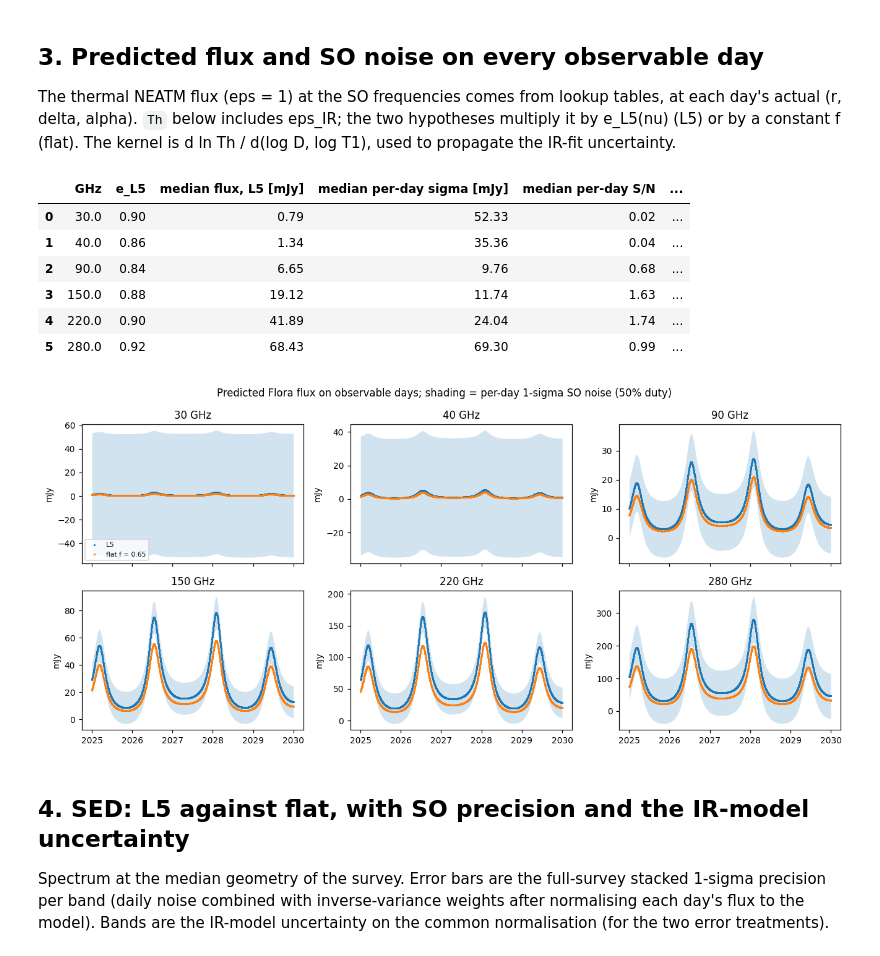
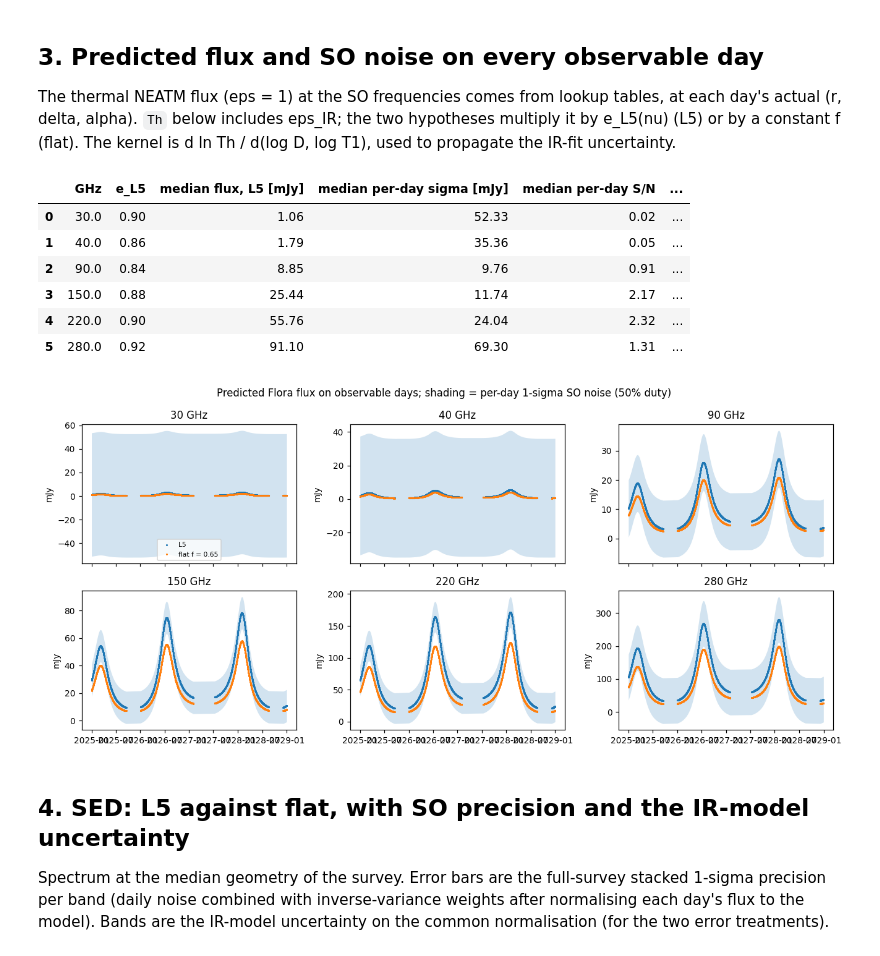
Before and after one commit to Sulla2012/atm_scattering, a Jupyter notebook: notebooks/so_flora_forecast.ipynb, the cells around one changed output. Saved outputs shown, nothing was run; the diff lists cells and outputs as text; code cells hidden in the pictures.

```diff
--- a/notebooks/so_flora_forecast.ipynb
+++ b/notebooks/so_flora_forecast.ipynb
@@ -55,10 +56,11 @@ plt.rcParams.update({"figure.dpi": 110, "font.size": 9})
 ## Parameters
 # %%
 OBJECT = {"name": "Flora", "horizons_id": "8", "wise_designation": "8"}
-SURVEY_START, SURVEY_STOP = "2025-01-01", "2030-01-01"   # 5 years of SO
+SURVEY_START, N_YEARS = "2025-01-01", 4                       # SO data taking: 4 years
+SURVEY_STOP = (pd.Timestamp(SURVEY_START) + pd.DateOffset(years=N_YEARS) - pd.Timedelta(days=1)).strftime("%Y-%m-%d")
 MIN_ALTITUDE_DEG = 30.0
 DUTY_CYCLE = 0.5
-MIN_ELONGATION_DEG = None                                 # solar-elongation (Sun avoidance) cut; None = not applied
+MIN_ELONGATION_DEG = 30.0                                 # SO Sun keep-out: Flora is not observed within 30 deg of the Sun
 EPS_IR = 0.9                                              # NEOWISE: fixed emissivity in every WISE band
 FLOORS = {"A: 0.15 mag floor": 0.15, "B: statistical errors only": 0.0}
 F_CURRENT = 0.65   # eps_mm / eps_IR suggested by the current ACT + ALMA Flora data (implied eps ~0.55-0.6 / 0.9)
@@ -84,7 +86,7 @@ SO site: lat -22.9586 deg, lon -67.7875 deg
 
 Flora's topocentric declination from JPL Horizons; it transits at altitude 90 - |lat - dec|, and SO observes it on days with transit altitude above 30 degrees.
 # %%
-eph = getEphemerides(OBJECT["horizons_id"], SURVEY_START, SURVEY_STOP, cache=CACHE / "flora_ephemerides_so.csv")
+eph = getEphemerides(OBJECT["horizons_id"], SURVEY_START, SURVEY_STOP, cache=CACHE / f"flora_ephemerides_so_{SURVEY_START}_{SURVEY_STOP}.csv")
 eph = observability(eph, MIN_ALTITUDE_DEG, DUTY_CYCLE, minElongation=MIN_ELONGATION_DEG)
 eph["time"] = pd.to_datetime(eph["date"].str.extract(r"(\d{4}-\w{3}-\d{2})")[0], format="%Y-%b-%d")
 eph["year"] = eph["time"].dt.year
@@ -170,9 +170,10 @@ import io
 with contextlib.redirect_stdout(io.StringIO()):   # the model prints every table it finds
     tabModel = NEATM(tableDir=TABLE_DIR, verbose=False)
     tabModel.loadLambdaTables(ghzListToLambda(SO_GHZ), verbose=False)
-day = eph[eph["observable"]].reset_index(drop=True)
+day = eph[eph["transit_alt_deg"] >= MIN_ALTITUDE_DEG].reset_index(drop=True)   # keep-out days stay, with zero weight
+ok = day["observable"].values                                                  # days SO actually observes
 r, dl, al = day["r_au"].values, day["delta_au"].values, np.radians(day["alpha_deg"].values)
-sigma = survey_sigma(day["weight"].values)       # (T, B) per-day noise after the duty cycle
+sigma = survey_sigma(day["weight"].values)       # (T, B) per-day noise after the duty cycle (inf inside the Sun keep-out)
 
 def thermalTable(logD, logT1):
     return np.column_stack([thermalMjy(tabModel, g, logD, logT1, r, dl, al) for g in SO_GHZ])
@@ -190,31 +191,32 @@ e0, covL5 = eCovariance(L5_NPZ, SO_GHZ)
 th = pred[next(iter(pred))]["th"]
 rows = []
 for b, g in enumerate(SO_GHZ):
-    snr_day = th[:, b] * e0[b] / sigma[:, b]
-    rows.append({"GHz": g, "e_L5": e0[b], "median flux, L5 [mJy]": np.median(th[:, b] * e0[b]), "median per-day sigma [mJy]": np.median(sigma[:, b]),
-                 "median per-day S/N": np.median(snr_day), "survey S/N (all days)": np.sqrt((snr_day ** 2).sum())})
+    snr_day = th[ok, b] * e0[b] / sigma[ok, b]
+    rows.append({"GHz": g, "e_L5": e0[b], "median flux, L5 [mJy]": np.median(th[ok, b] * e0[b]), "median per-day sigma [mJy]": np.median(sigma[ok, b]),
+                 "median per-day S/N": np.median(snr_day), "survey S/N (observed days)": np.sqrt((snr_day ** 2).sum())})
 summary = pd.DataFrame(rows)
 display(summary.round(2))
 # %% [output]
 |  | GHz | e_L5 | median flux, L5 [mJy] | median per-day sigma [mJy] | median per-day S/N | ... |
-| 0 | 30.0 | 0.90 | 0.79 | 52.33 | 0.02 | ... |
-| 1 | 40.0 | 0.86 | 1.34 | 35.36 | 0.04 | ... |
-| 2 | 90.0 | 0.84 | 6.65 | 9.76 | 0.68 | ... |
-| 3 | 150.0 | 0.88 | 19.12 | 11.74 | 1.63 | ... |
-| 4 | 220.0 | 0.90 | 41.89 | 24.04 | 1.74 | ... |
-| 5 | 280.0 | 0.92 | 68.43 | 69.30 | 0.99 | ... |
+| 0 | 30.0 | 0.90 | 1.06 | 52.33 | 0.02 | ... |
+| 1 | 40.0 | 0.86 | 1.79 | 35.36 | 0.05 | ... |
+| 2 | 90.0 | 0.84 | 8.85 | 9.76 | 0.91 | ... |
+| 3 | 150.0 | 0.88 | 25.44 | 11.74 | 2.17 | ... |
+| 4 | 220.0 | 0.90 | 55.76 | 24.04 | 2.32 | ... |
+| 5 | 280.0 | 0.92 | 91.10 | 69.30 | 1.31 | ... |
 # %%
 fig, ax = plt.subplots(2, 3, figsize=(12, 5.5), sharex=True)
+t_ok = day["time"][ok]
 for b, a in enumerate(ax.ravel()):
-    a.plot(day["time"], th[:, b] * e0[b], ".", ms=2, label="L5")
-    a.plot(day["time"], th[:, b] * F_CURRENT, ".", ms=2, label=f"flat f = {F_CURRENT}")
-    a.fill_between(day["time"], th[:, b] * e0[b] - sigma[:, b], th[:, b] * e0[b] + sigma[:, b], color="C0", alpha=0.2, lw=0)
+    a.plot(t_ok, th[ok, b] * e0[b], ".", ms=2, label="L5")
+    a.plot(t_ok, th[ok, b] * F_CURRENT, ".", ms=2, label=f"flat f = {F_CURRENT}")
+    a.fill_between(t_ok, th[ok, b] * e0[b] - sigma[ok, b], th[ok, b] * e0[b] + sigma[ok, b], color="C0", alpha=0.2, lw=0)
     a.set(title=f"{SO_GHZ[b]:.0f} GHz", ylabel="mJy")
 ax[0, 0].legend(fontsize=7)
 fig.suptitle("Predicted Flora flux on observable days; shading = per-day 1-sigma SO noise (50% duty)")
 fig.tight_layout()
 # %% [output]
-[figure, old version]
+[figure, new version]
 # %% [markdown]
 ## 4. SED: L5 against flat, with SO precision and the IR-model uncertainty
 
```
Also changed, not shown: parts of 9 cells of this notebook, 1 other file.
